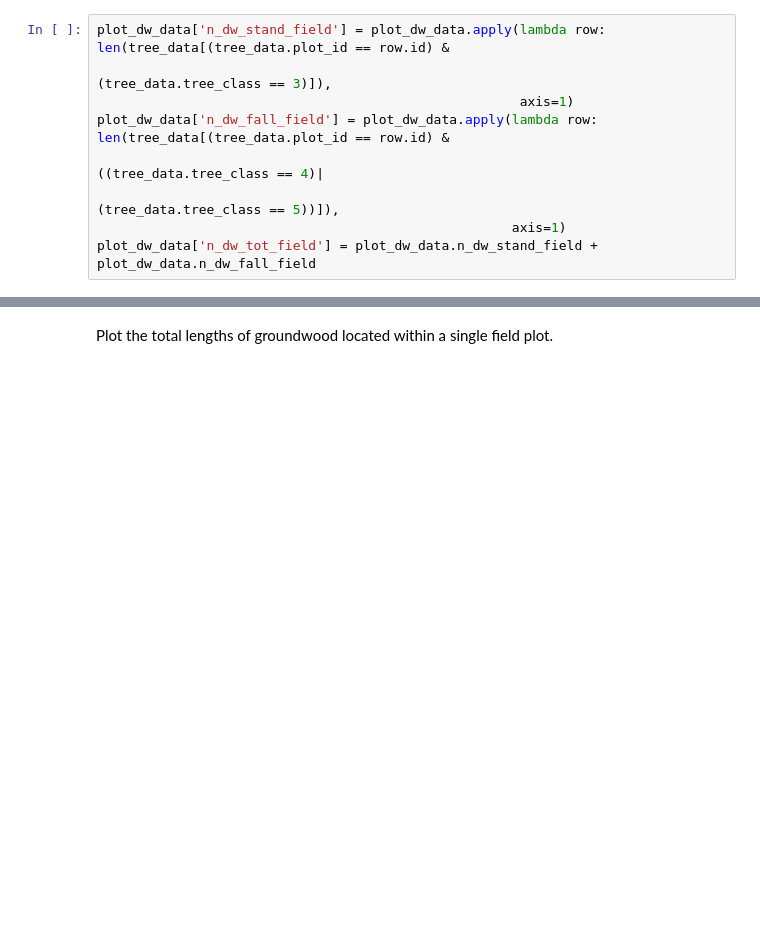
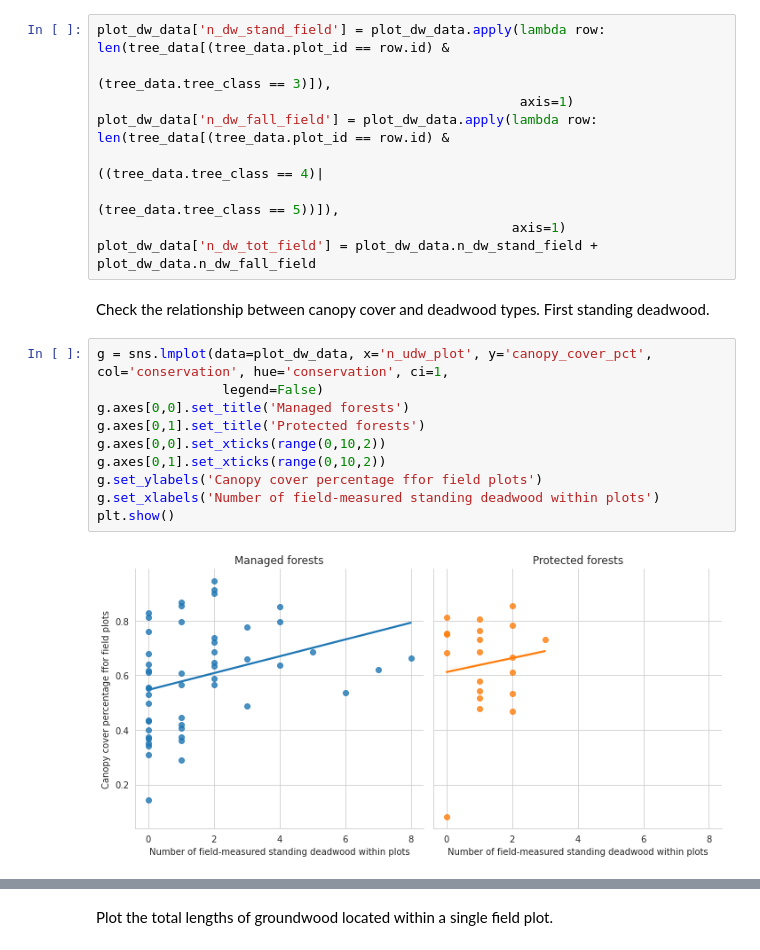
Before and after one commit to mayrajeo/maskrcnn-deadwood, a Jupyter notebook: notebooks/2_comparing_annotations_and_field_data.ipynb, the cells around one changed output, grey strips where cells are left out. Cells and saved outputs as stored; diff of their text form; blank space fills up the shorter version.

Commit message:
update graphs for canopy cover and deadwood relations in nbs 2 and 6

```diff
--- a/notebooks/2_comparing_annotations_and_field_data.ipynb
+++ b/notebooks/2_comparing_annotations_and_field_data.ipynb
@@ -255,3 +255,17 @@ plot_dw_data['n_dw_fall_field'] = plot_dw_data.apply(lambda row: len(tree_data[(
                                                                                 (tree_data.tree_class == 5))]),
                                                      axis=1)
 plot_dw_data['n_dw_tot_field'] = plot_dw_data.n_dw_stand_field + plot_dw_data.n_dw_fall_field
+# %% [markdown]
+Check the relationship between canopy cover and deadwood types. First standing deadwood.
+# %%
+g = sns.lmplot(data=plot_dw_data, x='n_udw_plot', y='canopy_cover_pct', col='conservation', hue='conservation', ci=1,
+                legend=False)
+g.axes[0,0].set_title('Managed forests')
+g.axes[0,1].set_title('Protected forests')
+g.axes[0,0].set_xticks(range(0,10,2))
+g.axes[0,1].set_xticks(range(0,10,2))
+g.set_ylabels('Canopy cover percentage ffor field plots')
+g.set_xlabels('Number of field-measured standing deadwood within plots')
+plt.show()
+# %% [output]
+[figure, added]
```
Also changed, not shown: parts of 10 cells of this notebook, 1 other file.
